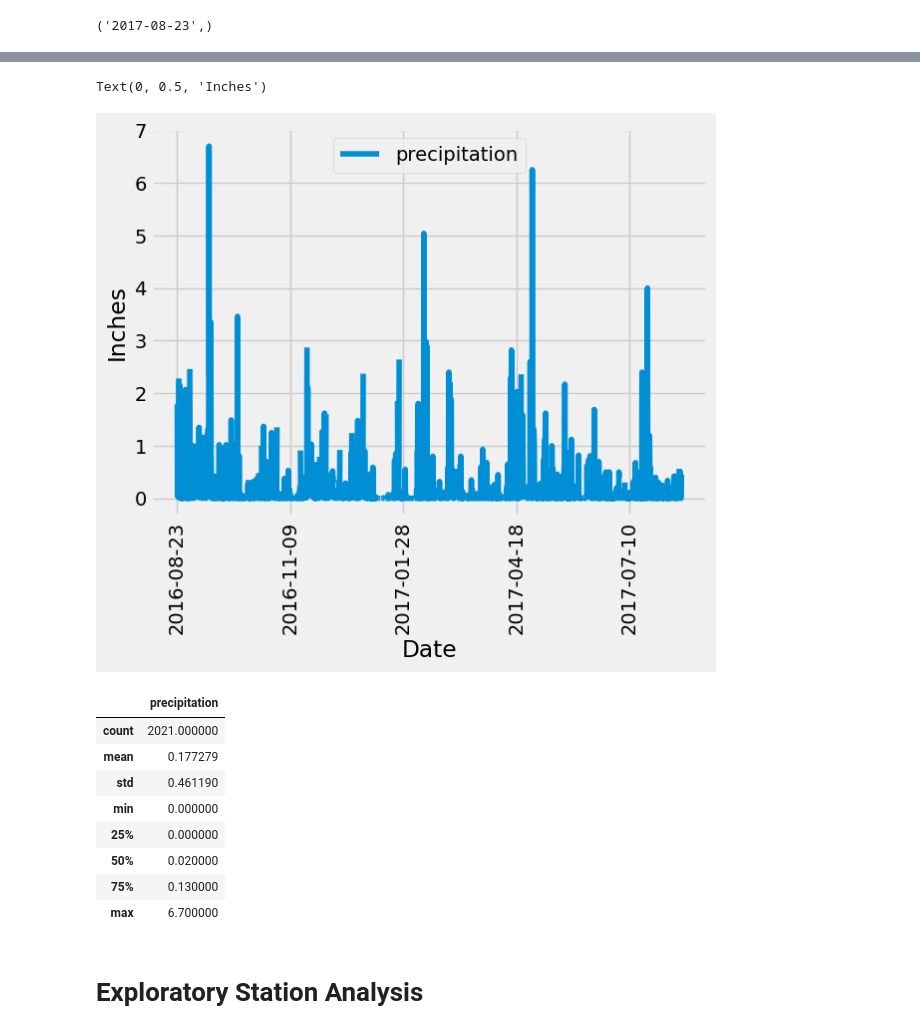
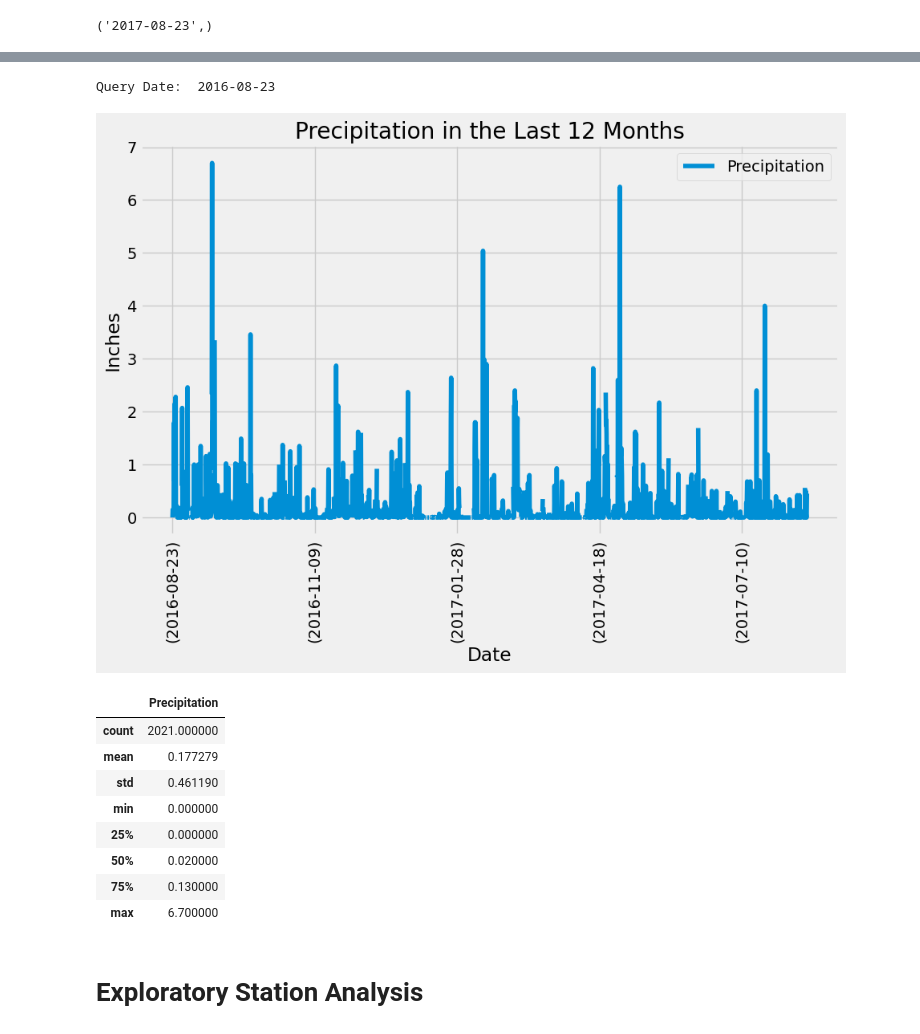
Before and after one commit to CalebCutrer/sqlalchemy-challenge, a Jupyter notebook: SurfsUp/climate_starter.ipynb, the cells around one changed output, grey strips where cells are left out. Drawn from its saved outputs; the diff is of its cells as text; code cells hidden in the pictures.

```diff
--- a/SurfsUp/climate_starter.ipynb
+++ b/SurfsUp/climate_starter.ipynb
@@ -92,27 +46,53 @@ Query Date:  2016-08-23
 # %%
 # Design a query to retrieve the last 12 months of precipitation data and plot the results.
 # Starting from the most recent data point in the database.
 
 # Calculate the date one year from the last date in data set.
+past_year = dt.date(2017, 8, 23) - dt.timedelta(days=365)
+print("Query Date: ", past_year)
 
+# Perform a query to retrieve the date and precipitation scores
+precip_data = session.query(measurement.prcp).\
+    filter(measurement.date >= past_year).\
+        order_by(measurement.date).all()
 
-# Perform a query to retrieve the data and precipitation scores
-
+dates = session.query(measurement.date).\
+    filter(measurement.date >= past_year).\
+    order_by(measurement.date).all()
 
 # Save the query results as a Pandas DataFrame. Explicitly set the column names
+results = {'Date': dates,
+           'Precipitation': precip_data}
 
+precip_df = pd.DataFrame(results)
 
 # Sort the dataframe by date
+precip_df = precip_df.sort_values(by='Date')
 
+#Remove parentheses and commas
+precip_df['Precipitation'] = precip_df['Precipitation'].astype(str).str.replace(r"\(|\)", "", regex=True)
+precip_df['Precipitation'] = precip_df['Precipitation'].astype(str).str.replace(r",", "", regex=True)
+
+#convert to numeric type
+precip_df['Precipitation'] = pd.to_numeric(precip_df['Precipitation'], errors='coerce')
+precip_df
 
 # Use Pandas Plotting with Matplotlib to plot the data
+precip_df.set_index('Date', inplace=True)
+precip_df.plot(figsize=(10, 6), title='Precipitation in the Last 12 Months', rot=90)
+plt.xlabel('Date')
+plt.ylabel('Inches')
+plt.show()
 # %% [output]
-Text(0, 0.5, 'Inches')
+Query Date:  2016-08-23
-[figure, old version]
+[figure, new version]
 # %%
 # Use Pandas to calculate the summary statistics for the precipitation data
+summary_stats=precip_df['Precipitation'].describe()
+summary_stats_df = pd.DataFrame(summary_stats)
+summary_stats_df
 # %% [output]
-|  | precipitation |
+|  | Precipitation |
 | count | 2021.000000 |
 | mean | 0.177279 |
 | std | 0.461190 |
```
Also changed, not shown: parts of 3 cells of this notebook.
